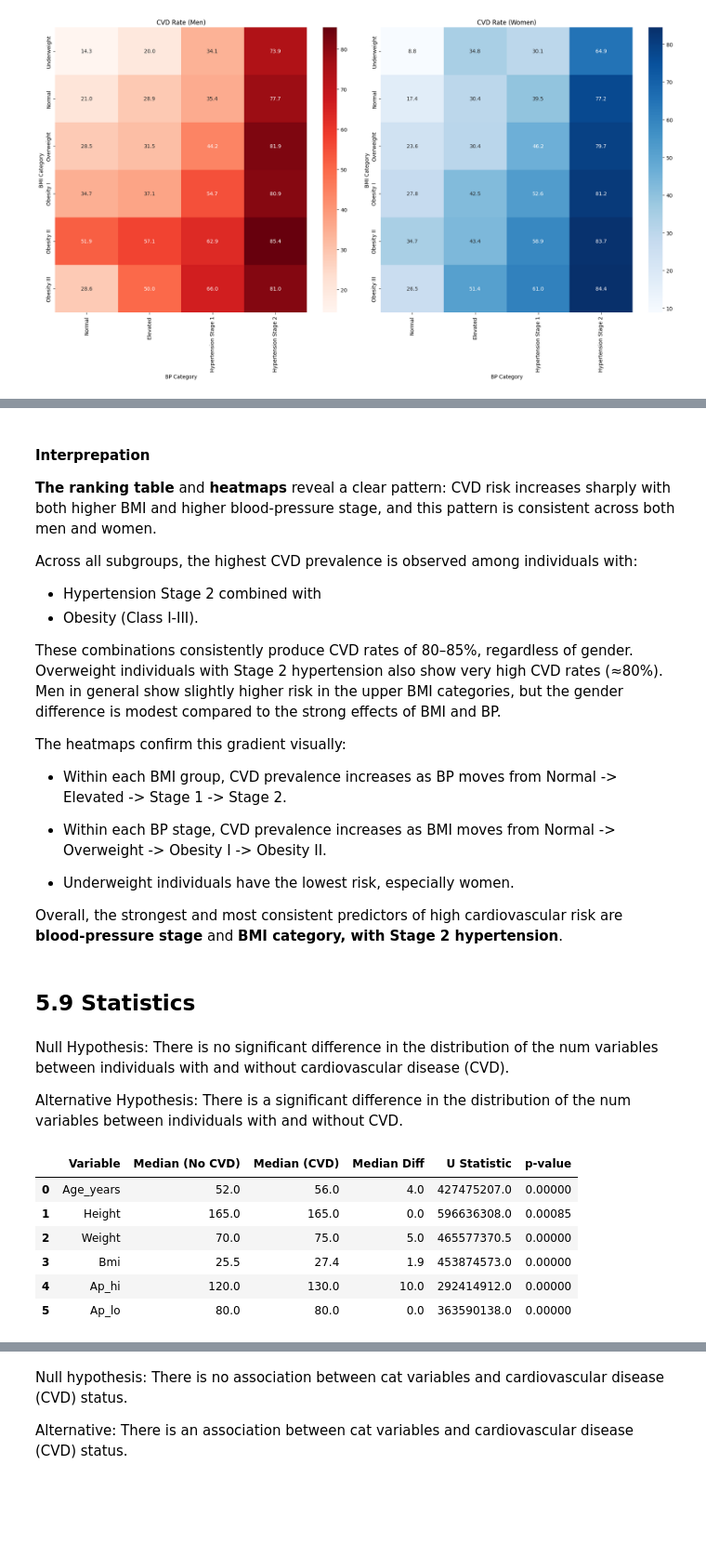
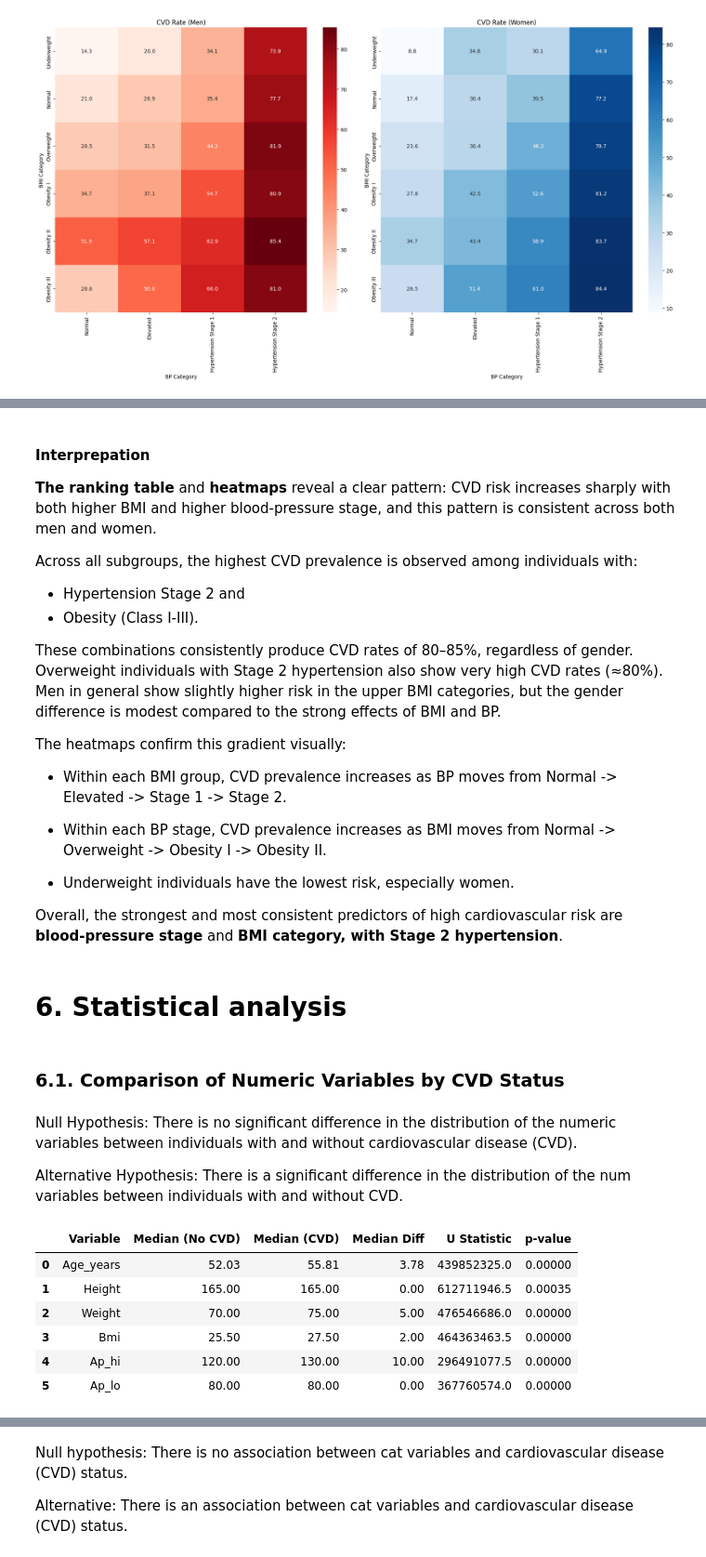
Before and after one commit to lizabguercho/DI_Final_Project_CVD, a Jupyter notebook: Final_project.ipynb, the cells around one changed output, grey strips where cells are left out. Shown at 93% size. Drawn from its saved outputs; the diff is of its cells as text; code cells hidden in the pictures; blank space fills up the shorter version.

```diff
--- a/Final_project.ipynb
+++ b/Final_project.ipynb
@@ -885,7 +894,7 @@ plt.show()
 
 Across all subgroups, the highest CVD prevalence is observed among individuals with:
 
-- Hypertension Stage 2 combined with
+- Hypertension Stage 2 and
 - Obesity (Class I-III).
 
 These combinations consistently produce CVD rates of 80–85%, regardless of gender. Overweight individuals with Stage 2 hypertension also show very high CVD rates (≈80%). Men in general show slightly higher risk in the upper BMI categories, but the gender difference is modest compared to the strong effects of BMI and BP.
@@ -901,42 +910,45 @@ The heatmaps confirm this gradient visually:
 
 Overall, the strongest and most consistent predictors of high cardiovascular risk are **blood-pressure stage** and **BMI category, with Stage 2 hypertension**.
 # %% [markdown]
-## 5.9 Statistics
+# 6. Statistical analysis
+# %% [markdown]
+### 6.1. Comparison of Numeric Variables by CVD Status
 # %% [markdown]
-Null Hypothesis: There is no significant difference in the distribution of the num variables between individuals with and without cardiovascular disease (CVD).
+Null Hypothesis: There is no significant difference in the distribution of the numeric variables between individuals with and without cardiovascular disease (CVD).
 
 Alternative Hypothesis: There is a significant difference in the distribution of the num variables between individuals with and without CVD.
 # %%
+
 # checking difference between distribution of num variables according to cardio_status
 results = []
 
-for col in num_variables:
+for col in config.NUM_VARS:
     group0 = df_clean[df_clean['cardio'] == 0][col]
     group1 = df_clean[df_clean['cardio'] == 1][col]
 
     stat, p = mannwhitneyu(group0, group1, alternative='two-sided')
 
     median0 = group0.median()
     median1 = group1.median()
     diff = median1 - median0
 
     results.append({
         'Variable': col.capitalize(),
         'Median (No CVD)': round(median0, 2),
         'Median (CVD)': round(median1, 2),
         'Median Diff': round(diff, 2),
         'U Statistic': round(stat, 2),
         'p-value': round(p, 5)
     })
 
 summary_stat_df = pd.DataFrame(results)
 summary_stat_df
 # %% [output]
 |  | Variable | Median (No CVD) | Median (CVD) | Median Diff | U Statistic | p-value |
-| 0 | Age_years | 52.0 | 56.0 | 4.0 | 427475207.0 | 0.00000 |
-| 1 | Height | 165.0 | 165.0 | 0.0 | 596636308.0 | 0.00085 |
-| 2 | Weight | 70.0 | 75.0 | 5.0 | 465577370.5 | 0.00000 |
-| 3 | Bmi | 25.5 | 27.4 | 1.9 | 453874573.0 | 0.00000 |
-| 4 | Ap_hi | 120.0 | 130.0 | 10.0 | 292414912.0 | 0.00000 |
-| 5 | Ap_lo | 80.0 | 80.0 | 0.0 | 363590138.0 | 0.00000 |
+| 0 | Age_years | 52.03 | 55.81 | 3.78 | 439852325.0 | 0.00000 |
+| 1 | Height | 165.00 | 165.00 | 0.00 | 612711946.5 | 0.00035 |
+| 2 | Weight | 70.00 | 75.00 | 5.00 | 476546686.0 | 0.00000 |
+| 3 | Bmi | 25.50 | 27.50 | 2.00 | 464363463.5 | 0.00000 |
+| 4 | Ap_hi | 120.00 | 130.00 | 10.00 | 296491077.5 | 0.00000 |
+| 5 | Ap_lo | 80.00 | 80.00 | 0.00 | 367760574.0 | 0.00000 |
 # %% [markdown]
```
Also changed, not shown: parts of 39 cells of this notebook, 3 other files.
